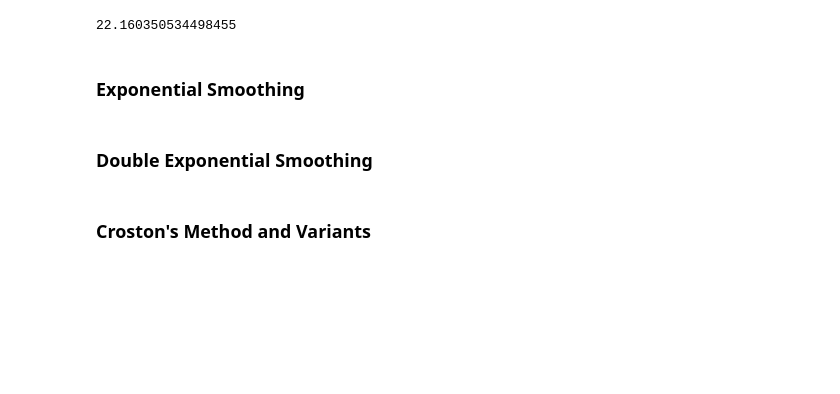
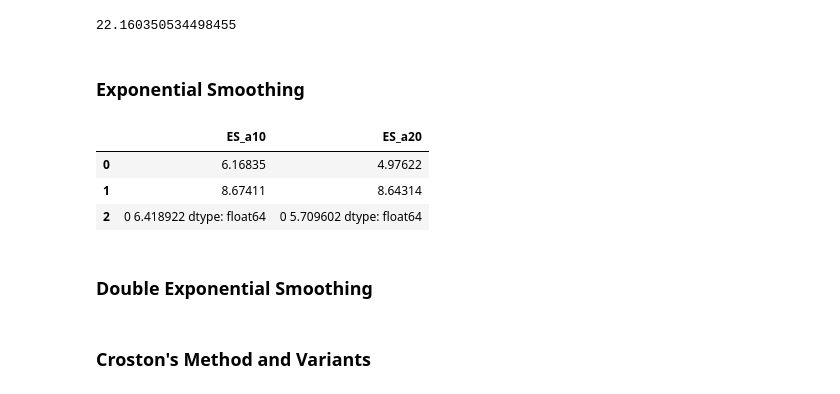
Before and after one commit to DanteHaywood/m5_forecast_accuracy, a Jupyter notebook: m5_forecast_accuracy.ipynb, the cells around one changed output. Cells and saved outputs as stored; diff of their text form; code cells hidden in the pictures; blank space fills up the shorter version.

```diff
--- a/m5_forecast_accuracy.ipynb
+++ b/m5_forecast_accuracy.ipynb
@@ -434,3 +464,11 @@ def exponential_smoothing(series, alphas):
+# %%
+ses = exponential_smoothing(ts, [0.1, 0.2], 2)
+ses['out_sample_preds']
+# %% [output]
+|  | ES_a10 | ES_a20 |
+| 0 | 6.16835 | 4.97622 |
+| 1 | 8.67411 | 8.64314 |
+| 2 | 0 6.418922 dtype: float64 | 0 5.709602 dtype: float64 |
 # %% [markdown]
 ### Double Exponential Smoothing
 # %%
```
Also changed, not shown: parts of 2 cells of this notebook.
